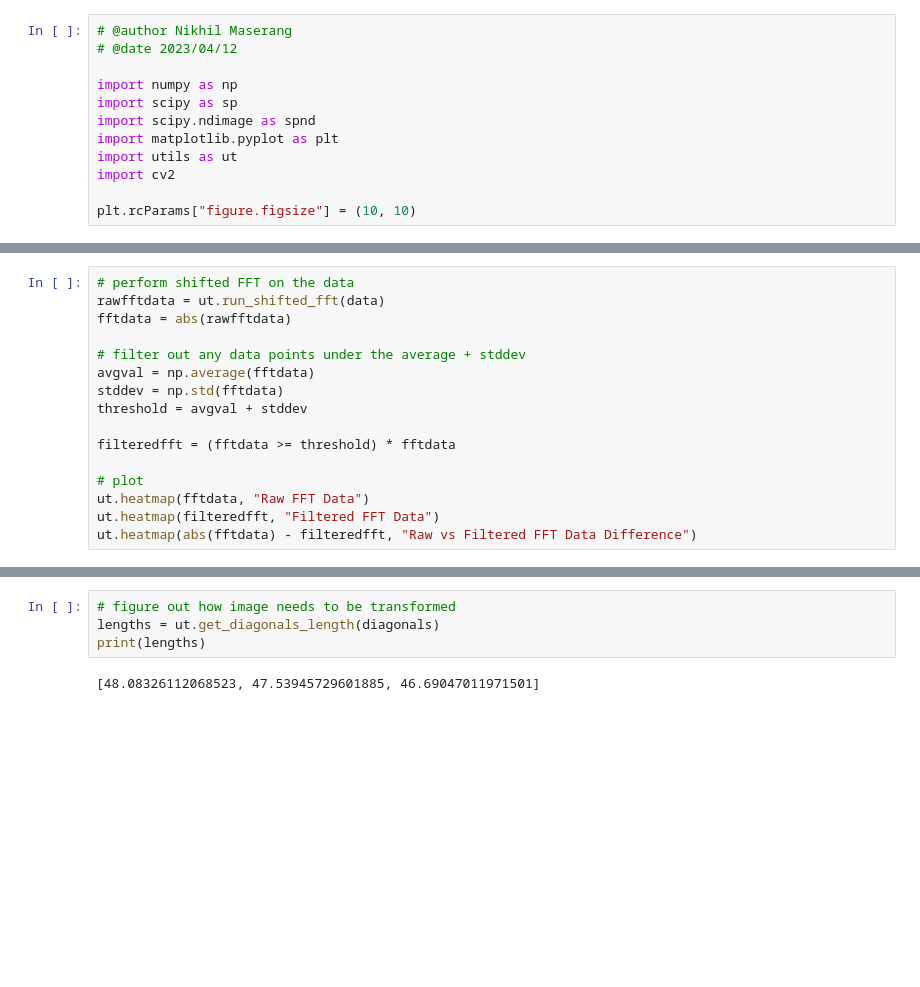
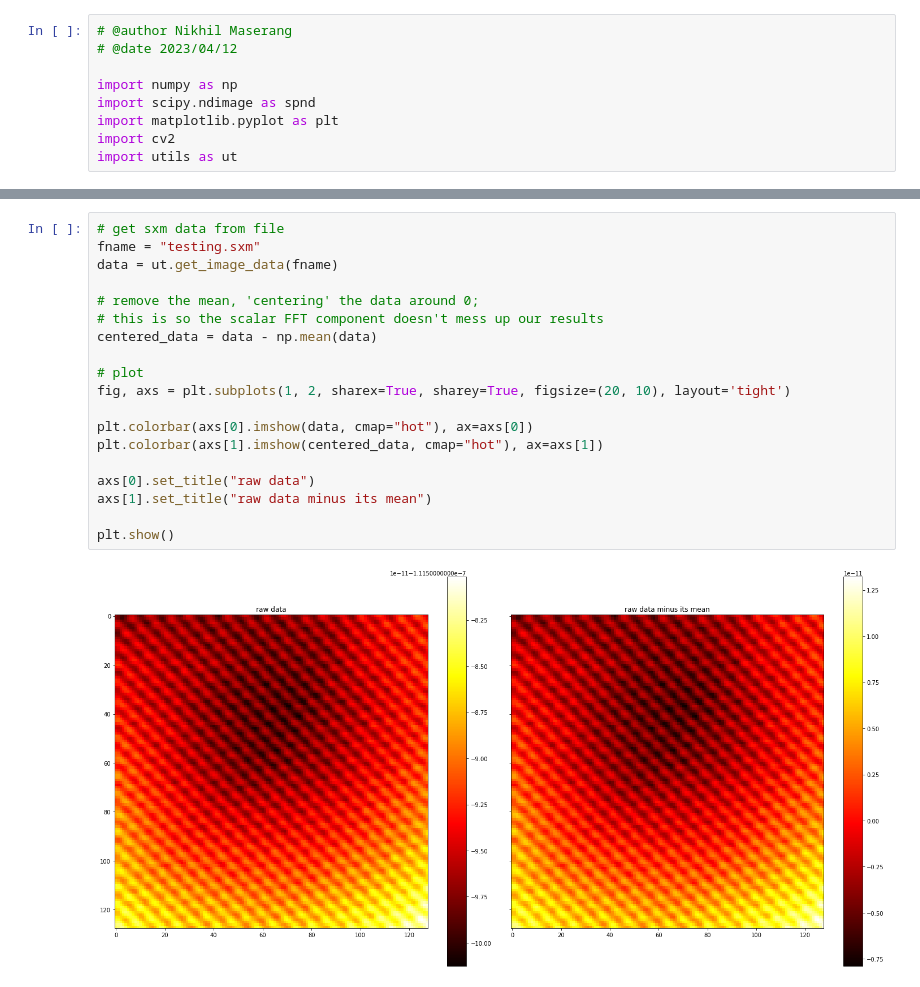
Before and after one commit to nimaser/moire-image-processing, a Jupyter notebook: data-extraction.ipynb, the cells around one changed output, grey strips where cells are left out. Saved outputs shown, nothing was run; the diff lists cells and outputs as text; blank space fills up the shorter version.

Commit message:
finished calibration excepting figuring out correct graphene lattice spacing

```diff
--- a/data-extraction.ipynb
+++ b/data-extraction.ipynb
@@ -3,10 +3,7 @@
 # @date 2023/04/12
 
 import numpy as np
-import scipy as sp
 import scipy.ndimage as spnd
 import matplotlib.pyplot as plt
+import cv2
 import utils as ut
-import cv2
-
-plt.rcParams["figure.figsize"] = (10, 10)
@@ -25,16 +9,0 @@ ut.heatmap(data, "Subtracted Mean Data")
-# %%
-# perform shifted FFT on the data
-rawfftdata = ut.run_shifted_fft(data)
-fftdata = abs(rawfftdata)
-
-# filter out any data points under the average + stddev
-avgval = np.average(fftdata)
-stddev = np.std(fftdata)
-threshold = avgval + stddev
-
-filteredfft = (fftdata >= threshold) * fftdata
-
-# plot
-ut.heatmap(fftdata, "Raw FFT Data")
-ut.heatmap(filteredfft, "Filtered FFT Data")
-ut.heatmap(abs(fftdata) - filteredfft, "Raw vs Filtered FFT Data Difference")
@@ -97,6 +10,21 @@ ut.heatmap(maxes_bitmap, "Hexagon Overlay with Diagonals")
-# %%
-# figure out how image needs to be transformed
-lengths = ut.get_diagonals_length(diagonals)
-print(lengths)
-# %% [output]
-[48.08326112068523, 47.53945729601885, 46.69047011971501]
+# %%
+# get sxm data from file
+fname = "testing.sxm"
+data = ut.get_image_data(fname)
+
+# remove the mean, 'centering' the data around 0;
+# this is so the scalar FFT component doesn't mess up our results
+centered_data = data - np.mean(data)
+
+# plot
+fig, axs = plt.subplots(1, 2, sharex=True, sharey=True, figsize=(20, 10), layout='tight')
+
+plt.colorbar(axs[0].imshow(data, cmap="hot"), ax=axs[0])
+plt.colorbar(axs[1].imshow(centered_data, cmap="hot"), ax=axs[1])
+
+axs[0].set_title("raw data")
+axs[1].set_title("raw data minus its mean")
+
+plt.show()
+# %% [output]
+[figure, added]
```
Also changed, not shown: parts of 12 cells of this notebook, 1 other file.
